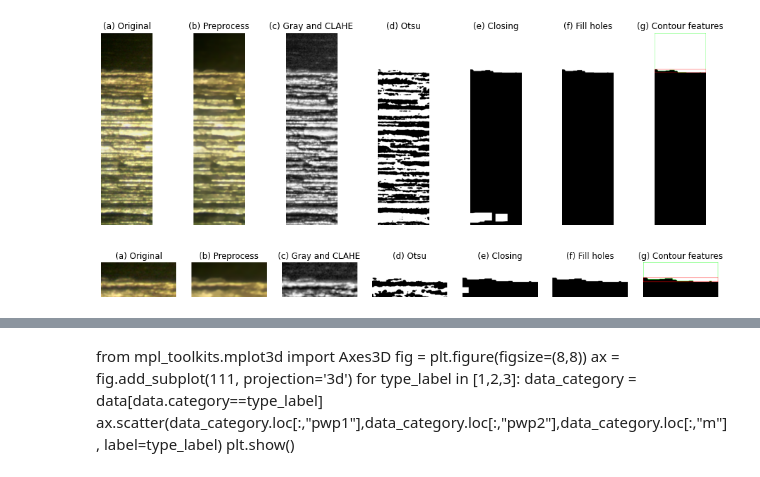
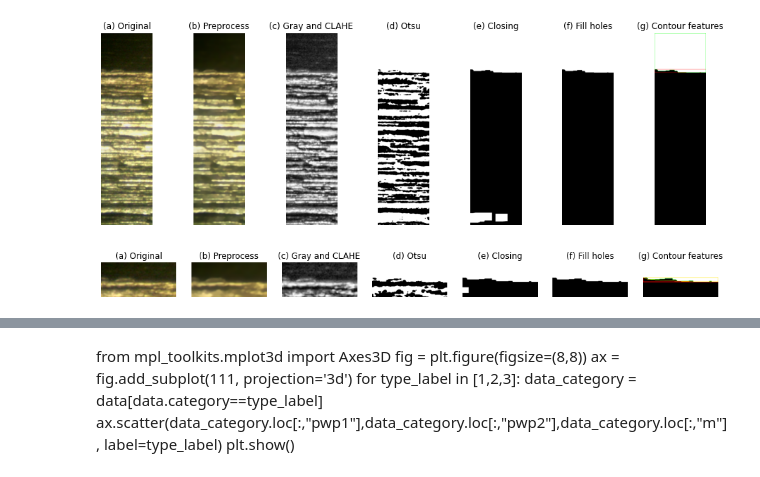
Before and after one commit to ULE-Informatica/burr_contour_features, a Jupyter notebook: experiment.ipynb, the cells around one changed output, grey strips where cells are left out. Cells and saved outputs as stored; diff of their text form; code cells hidden in the pictures.

```diff
--- a/experiment.ipynb
+++ b/experiment.ipynb
@@ -320,14 +234,13 @@ plt.show()
 Pieza_01_foto00_0.jpg
 [figure]
 # %%
+img_cut=image[data_vector['y1']-50:data_vector['y2']+50,:]
+img_process_cut = process_image(img_cut, True, clahe_tile = (5,5), kernel_size=(17,39))
 
-img_cut=image[data_vector['y1']-50:data_vector['y2']+50,:]
-img_process_cut = process_image(img_cut, True, clahe_tile = (5,5), kernel_size=(15,39))
-
-data_vector_cut =  cut_section(img_process_cut, True)#, diff_max=0.005)
+data_vector_cut =  cut_section(img_process_cut, True, True)#, diff_max=0.005)
 plt.imshow(data_vector_cut['img'])
 plt.axis('off')
 plt.show()
 # %% [output]
-[figure, old version]
+[figure, new version]
 # %%
```
Also changed, not shown: parts of 11 cells of this notebook, 3 other files.
